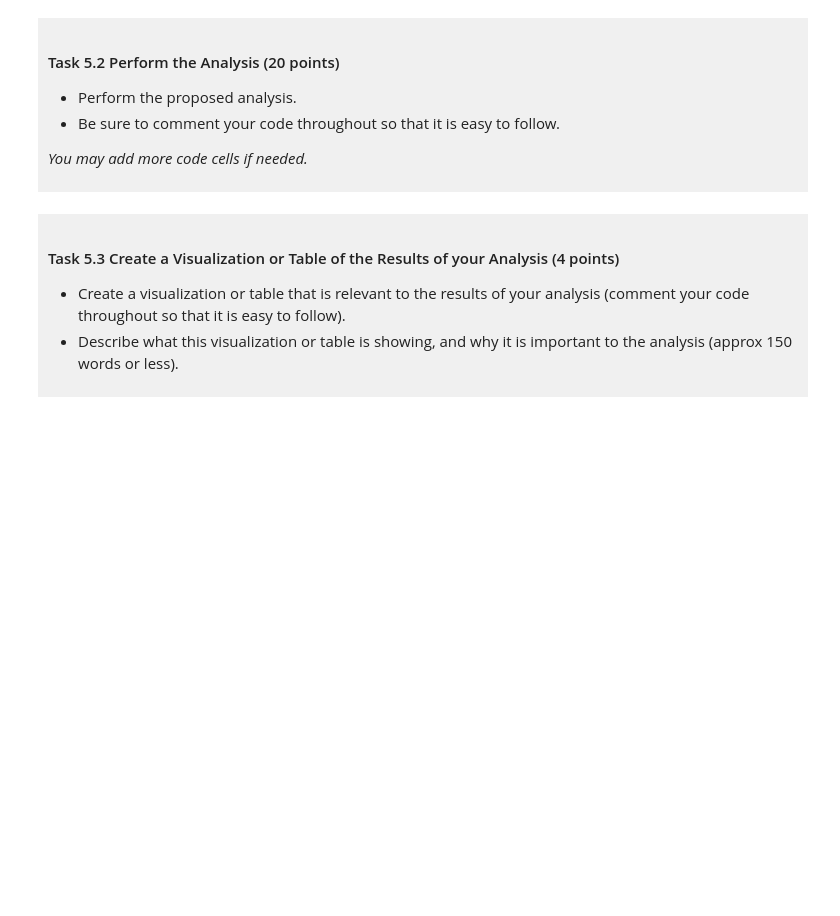
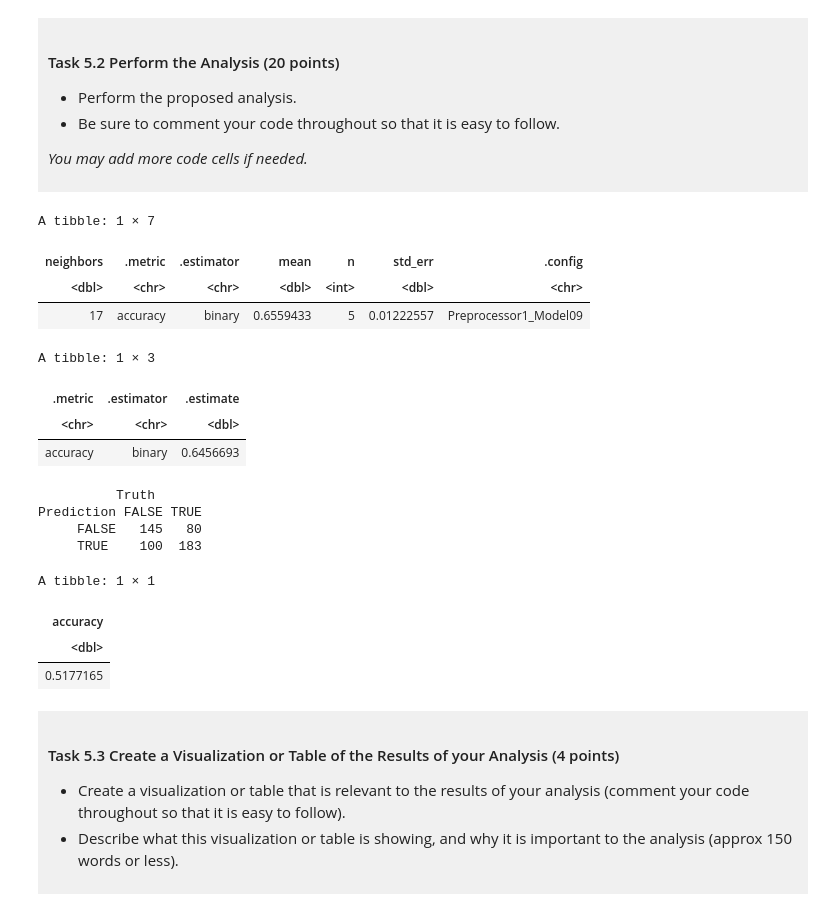
Before and after one commit to huihsin8/dsci-100-project-huihsin-lin, a Jupyter notebook: dsci-100-project-notebook.ipynb, the cells around one changed output. Saved outputs shown, nothing was run; the diff lists cells and outputs as text; code cells hidden in the pictures; blank space fills up the shorter version.

```diff
--- a/dsci-100-project-notebook.ipynb
+++ b/dsci-100-project-notebook.ipynb
@@ -444,7 +444,60 @@ This is a *draft*, we require a commit at this stage but it does not need to be
 
 </div>
 # %%
-### EDIT THIS CODE CELL ###
+basketball_model_data <- basketball_clean |>
+    select(tourney_success, conf_wins_pct, reg_wins_pct) |> #keep the outcome and the two predictors, and remove missing values
+    filter(!is.na(tourney_success), !is.na(conf_wins_pct), !is.na(reg_wins_pct)) |> mutate(tourney_success = as_factor(tourney_success))
+basketball_split <- initial_split(basketball_model_data, prop = 0.75, strata = tourney_success) #use 75% for training and 25% for testing
+basketball_training <- training(basketball_split) #keep similar outcome proportions in both sets
+basketball_testing <- testing(basketball_split)
+
+basketball_recipe <- recipe(tourney_success ~ conf_wins_pct + reg_wins_pct, data = basketball_training) |> step_scale(all_predictors()) |>
+    step_center(all_predictors()) #standardize the two predictors
+basketball_spec <- nearest_neighbor(weight_func = "rectangular", neighbors = tune()) |> #leave K open so we can compare different values
+    set_engine("kknn") |> set_mode("classification")
+basketball_folds <- vfold_cv(basketball_training, v = 5, strata = tourney_success) #create five folds using only the training data
+basketball_workflow <- workflow() |> add_recipe(basketball_recipe) |> add_model(basketball_spec) #combine the recipe and model
+basketball_grid <- tibble(neighbors = seq(from = 1, to = 51, by = 2)) #compare odd K values from 1 to 51
+basketball_results <- basketball_workflow |> #calculate cross-validation accuracy for each K
+    tune_grid(resamples = basketball_folds, grid = basketball_grid, metrics = metric_set(accuracy)) |> collect_metrics()
+basketball_best <- basketball_results |> filter(.metric == "accuracy") |> slice_max(mean, n = 1, with_ties = FALSE)
+#keep the K with the highest average validation accuracy
+basketball_best_k <- basketball_best |> pull(neighbors)
+basketball_best
+
+basketball_best_spec <- nearest_neighbor(weight_func = "rectangular", neighbors = basketball_best_k) |>
+    set_engine("kknn") |> set_mode("classification") #create the model using the selected K
+basketball_fit <- workflow() |> add_recipe(basketball_recipe) |> add_model(basketball_best_spec) |> fit(data = basketball_training)
+#fit the selected model using the full training set
+basketball_predictions <- basketball_fit |> predict(basketball_testing) |> bind_cols(basketball_testing)
+#predict outcomes for the untouched test set
+
+basketball_test_accuracy <- basketball_predictions |> accuracy(truth = tourney_success, estimate = .pred_class)
+basketball_conf_mat <- basketball_predictions |> conf_mat(truth = tourney_success, estimate = .pred_class)
+basketball_test_accuracy #show which outcomes were predicted correctly and incorrectly
+basketball_conf_mat
+
+basketball_majority_class <- basketball_training |> count(tourney_success) |> slice_max(n, n = 1, with_ties = FALSE) |>
+    pull(tourney_success) #finding the most common outcome in the training data
+basketball_baseline_accuracy <- basketball_testing |> summarise(accuracy = mean(tourney_success == basketball_majority_class))
+basketball_baseline_accuracy #calculate test accuracy if we always predicted that outcome
+# %% [output]
+A tibble: 1 × 7
+| neighbors | .metric | .estimator | mean | n | std_err | .config |
+| <dbl> | <chr> | <chr> | <dbl> | <int> | <dbl> | <chr> |
+| 17 | accuracy | binary | 0.6559433 | 5 | 0.01222557 | Preprocessor1_Model09 |
+A tibble: 1 × 3
+| .metric | .estimator | .estimate |
+| <chr> | <chr> | <dbl> |
+| accuracy | binary | 0.6456693 |
+          Truth
+Prediction FALSE TRUE
+     FALSE   145   80
+     TRUE    100  183
+A tibble: 1 × 1
+| accuracy |
+| <dbl> |
+| 0.5177165 |
 # %% [markdown]
 <div style="background-color: #f0f0f0; padding: 10px;">
 
```
Also changed, not shown: parts of 7 cells of this notebook.
